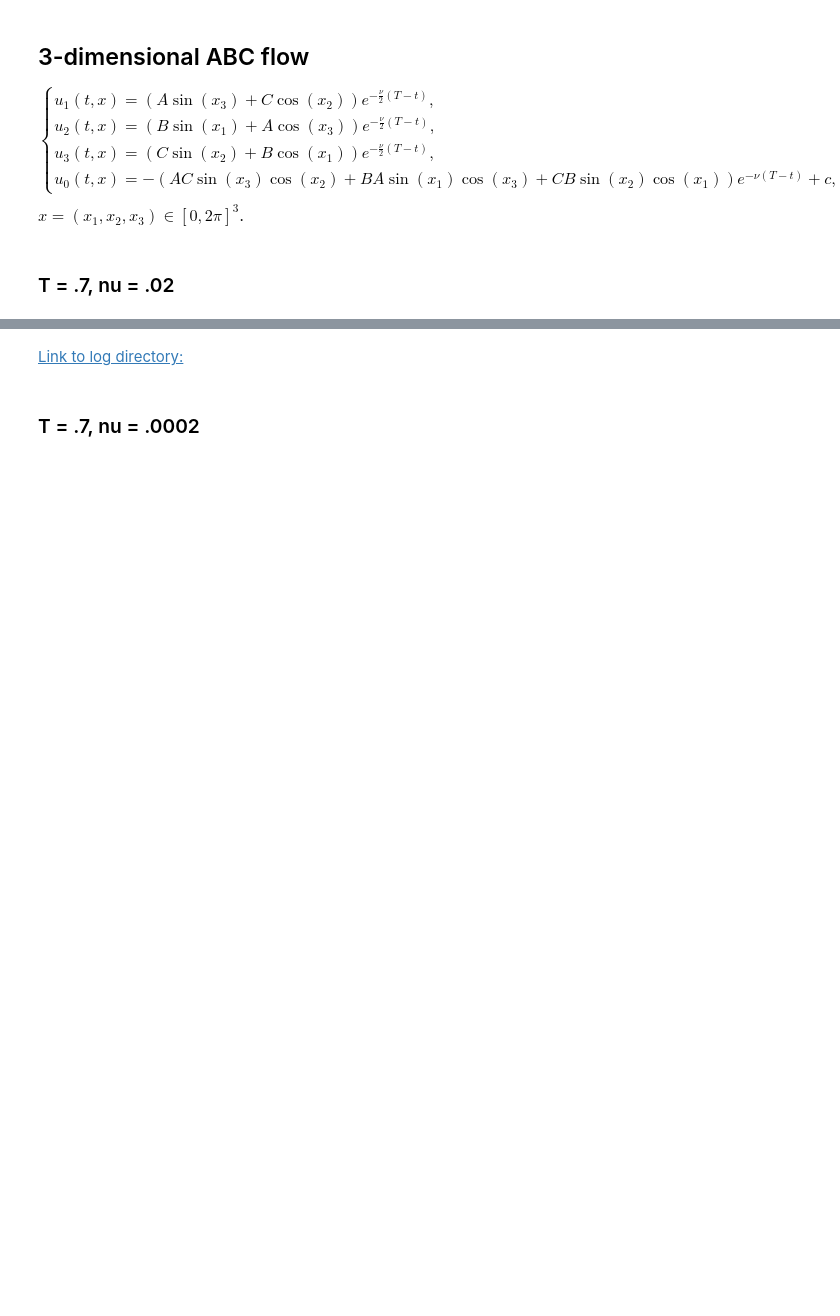
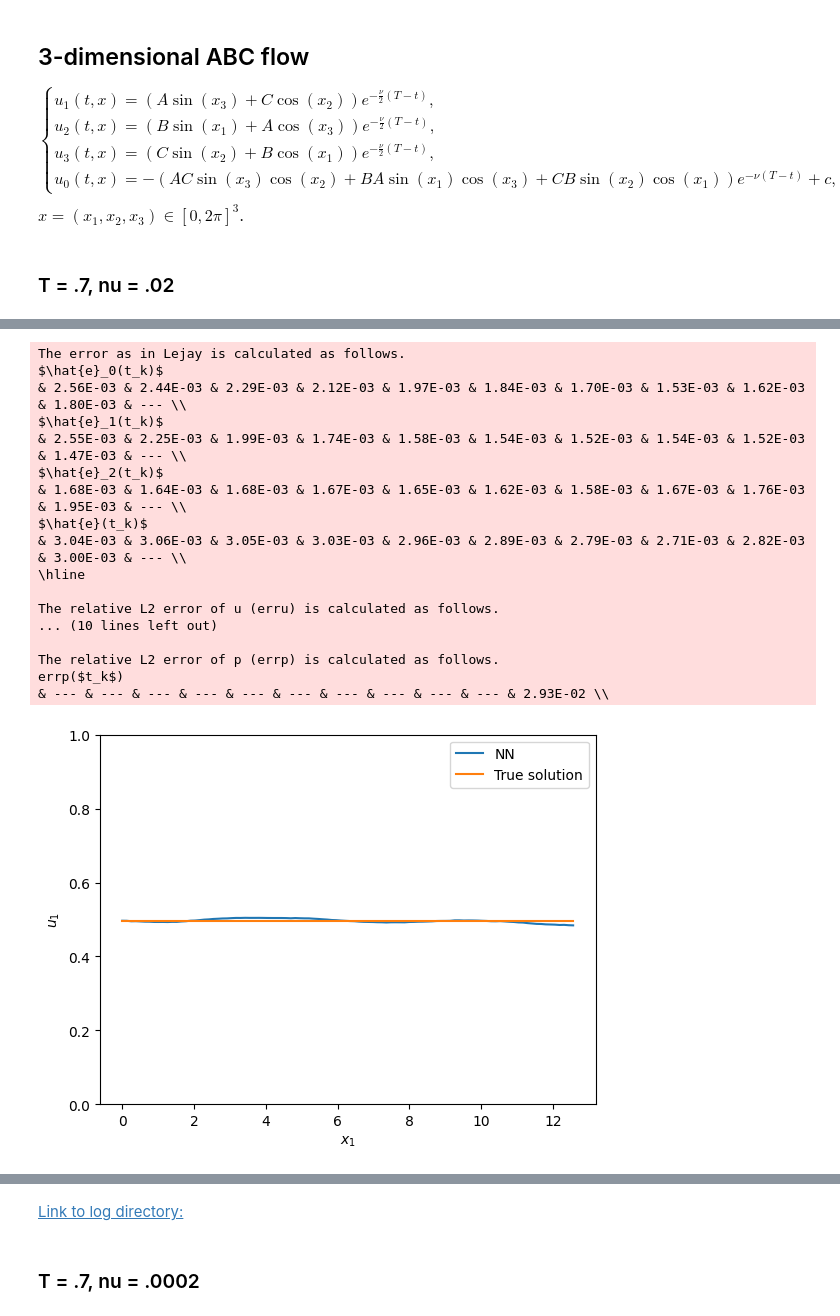
Before and after one commit to nguwijy/deep_branching_with_domain, a Jupyter notebook: notebooks/deep_navier_stokes.ipynb, the cells around one changed output, grey strips where cells are left out. Cells and saved outputs as stored; diff of their text form; code cells hidden in the pictures; blank space fills up the shorter version.

```diff
--- a/notebooks/deep_navier_stokes.ipynb
+++ b/notebooks/deep_navier_stokes.ipynb
@@ -598,7 +512,7 @@ model = Net(
     verbose=True,
     nu=nu,
     branch_nb_path_per_state=1000,
-    branch_nb_states=100000 * 4,
+    branch_nb_states=100000,
     branch_nb_states_per_batch=1000,
     fix_all_dim_except_first=False,
     epochs=10000,
@@ -610,13 +524,6 @@ model = Net(
     fix_t_dim=False,
     save_for_best_model=False,
     outlier_multiplier=10,
+    overtrain_rate_for_p=0.1,
 )
 model.train_and_eval()
-model.error_calculation(
-    exact_u_fun=partial(exact_example_u_tensor, nu=nu, T=T),
-    exact_p_fun=exact_example_p_tensor,
-    nb_pts_spatial=2*45+1
-)
-model.compare_with_exact(exact_fun=partial(exact_example, nu=nu))
-
-abc_reuse_checkpoint = model.working_dir
@@ -623,9 +548,28 @@ abc_reuse_checkpoint = model.working_dir
 # %%
 model.error_calculation(
     exact_u_fun=partial(exact_example_u_tensor, nu=nu, T=T),
     exact_p_fun=exact_example_p_tensor,
     nb_pts_spatial=2*45+1
 )
-model.compare_with_exact(exact_fun=partial(exact_example, nu=nu), exclude_terminal=True, ylim=(-1,0))
+model.compare_with_exact(exact_fun=partial(exact_example, nu=nu), exclude_terminal=True, ylim=(0, 1))
 
 abc_reuse_checkpoint = model.working_dir
+# %% [output]
+The error as in Lejay is calculated as follows.
+$\hat{e}_0(t_k)$
+& 2.56E-03 & 2.44E-03 & 2.29E-03 & 2.12E-03 & 1.97E-03 & 1.84E-03 & 1.70E-03 & 1.53E-03 & 1.62E-03 & 1.80E-03 & --- \\
+$\hat{e}_1(t_k)$
+& 2.55E-03 & 2.25E-03 & 1.99E-03 & 1.74E-03 & 1.58E-03 & 1.54E-03 & 1.52E-03 & 1.54E-03 & 1.52E-03 & 1.47E-03 & --- \\
+$\hat{e}_2(t_k)$
+& 1.68E-03 & 1.64E-03 & 1.68E-03 & 1.67E-03 & 1.65E-03 & 1.62E-03 & 1.58E-03 & 1.67E-03 & 1.76E-03 & 1.95E-03 & --- \\
+$\hat{e}(t_k)$
+& 3.04E-03 & 3.06E-03 & 3.05E-03 & 3.03E-03 & 2.96E-03 & 2.89E-03 & 2.79E-03 & 2.71E-03 & 2.82E-03 & 3.00E-03 & --- \\
+\hline
+
+The relative L2 error of u (erru) is calculated as follows.
+... (10 lines left out)
+
+The relative L2 error of p (errp) is calculated as follows.
+errp($t_k$)
+& --- & --- & --- & --- & --- & --- & --- & --- & --- & --- & 2.93E-02 \\
+[figure, added]
```
Also changed, not shown: parts of 17 cells of this notebook.
